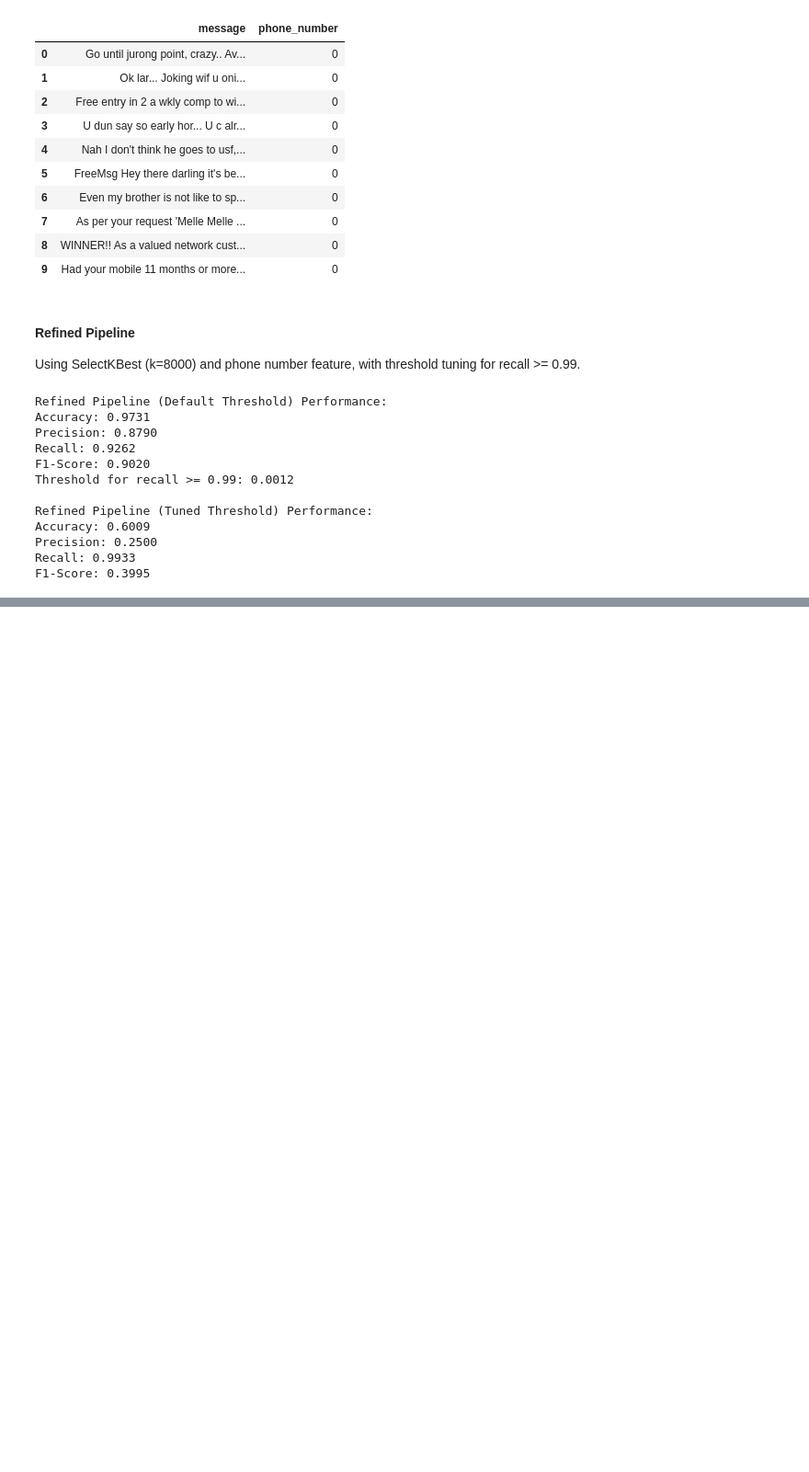
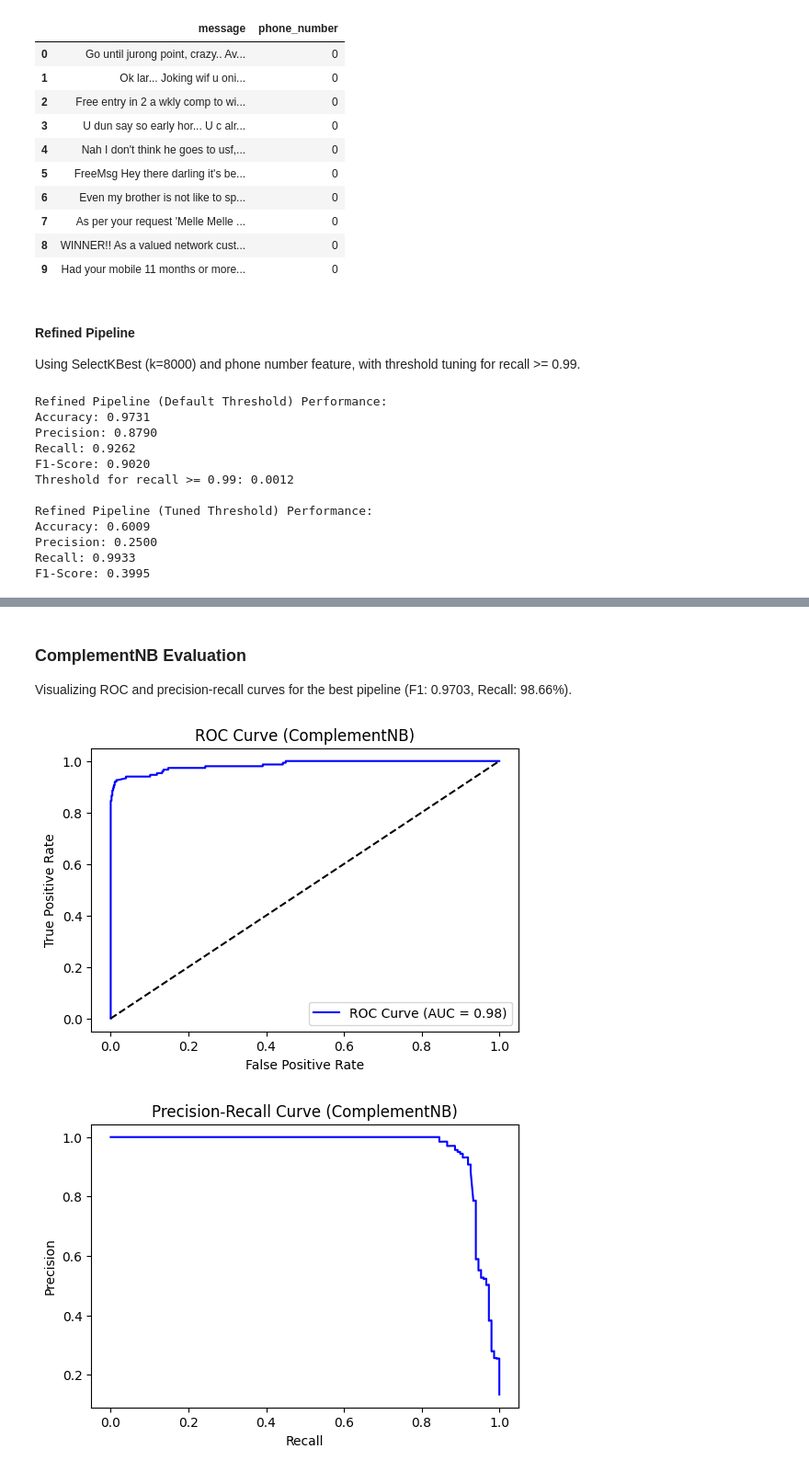
Before and after one commit to GoudyMT/naive-bayes-nlp-project, a Jupyter notebook: naive_bayes_project.ipynb, the cells around one changed output, grey strips where cells are left out. Shown at 92% size. Saved outputs shown, nothing was run; the diff lists cells and outputs as text; code cells hidden in the pictures; blank space fills up the shorter version.

Commit message:
Evaluated ComplementNB pipeline with ROC/PR curves, added Plotly visualization, and compared with Logistic Regression

```diff
--- a/naive_bayes_project.ipynb
+++ b/naive_bayes_project.ipynb
@@ -749,0 +753,49 @@ F1-Score: 0.3995
+# %% [markdown]
+### ComplementNB Evaluation
+Visualizing ROC and precision-recall curves for the best pipeline (F1: 0.9703, Recall: 98.66%).
+# %%
+from sklearn.metrics import roc_curve, precision_recall_curve, roc_auc_score
+import matplotlib.pyplot as plt
+import seaborn as sns
+
+# Re-train original pipeline (from Step 5)
+from sklearn.pipeline import Pipeline
+from sklearn.feature_extraction.text import TfidfVectorizer
+from sklearn.naive_bayes import ComplementNB
+pipeline = Pipeline([
+    ('tfidf', TfidfVectorizer(max_features=10000, ngram_range=(1, 3), min_df=1)),
+    ('cnb', ComplementNB(alpha=0.01))
+])
+X_train, X_test, y_train, y_test = train_test_split(
+    df['cleaned_message'], df['label'].map({'ham': 0, 'spam': 1}),
+    test_size=0.2, random_state=42, stratify=df['label']
+)
+pipeline.fit(X_train, y_train)
+y_pred_cnb = pipeline.predict(X_test)
+y_scores_cnb = pipeline.predict_proba(X_test)[:, 1]
+
+# ROC Curve
+fpr, tpr, _ = roc_curve(y_test, y_scores_cnb)
+roc_auc = roc_auc_score(y_test, y_scores_cnb)
+plt.figure(figsize=(6, 4))
+plt.plot(fpr, tpr, label=f'ROC Curve (AUC = {roc_auc:.2f})', color='blue')
+plt.plot([0, 1], [0, 1], 'k--')
+plt.xlabel('False Positive Rate')
+plt.ylabel('True Positive Rate')
+plt.title('ROC Curve (ComplementNB)')
+plt.legend(loc='lower right')
+plt.savefig('images/roc_curve_cnb.png', dpi=300, bbox_inches='tight')
+plt.show()
+
+# Precision-Recall Curve
+precision, recall, _ = precision_recall_curve(y_test, y_scores_cnb)
+plt.figure(figsize=(6, 4))
+plt.plot(recall, precision, color='blue')
+plt.xlabel('Recall')
+plt.ylabel('Precision')
+plt.title('Precision-Recall Curve (ComplementNB)')
+plt.savefig('images/pr_curve_cnb.png', dpi=300, bbox_inches='tight')
+plt.show()
+# %% [output]
+[figure, added]
+[figure, added]
```
Also changed, not shown: parts of 5 cells of this notebook, 4 other files.
